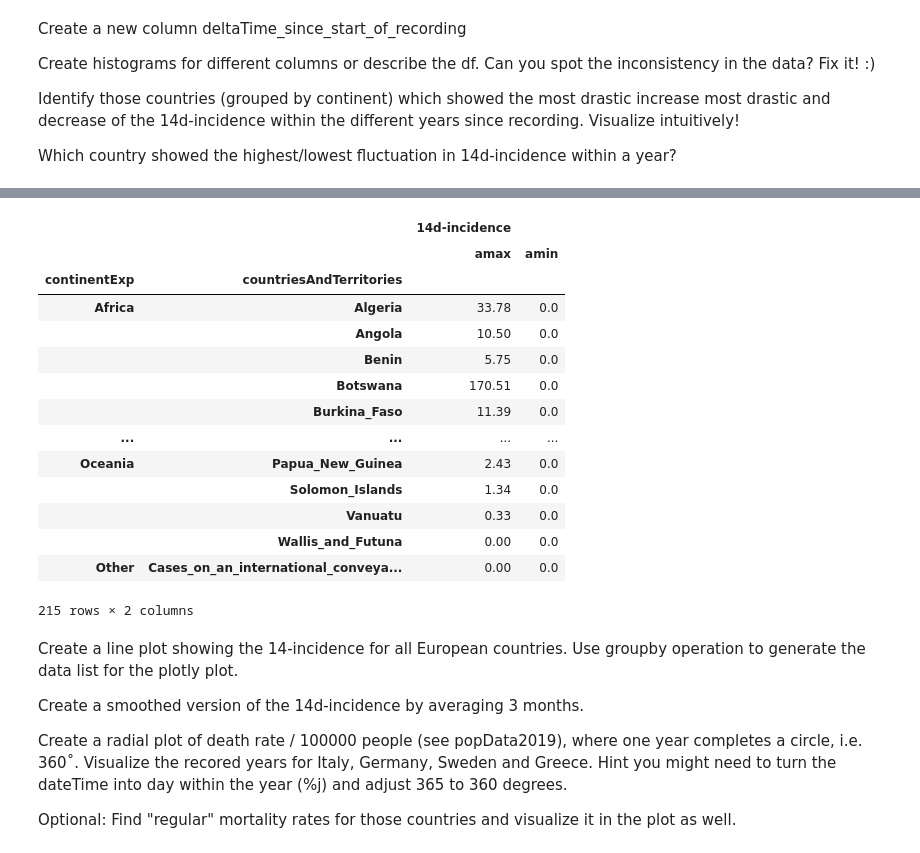
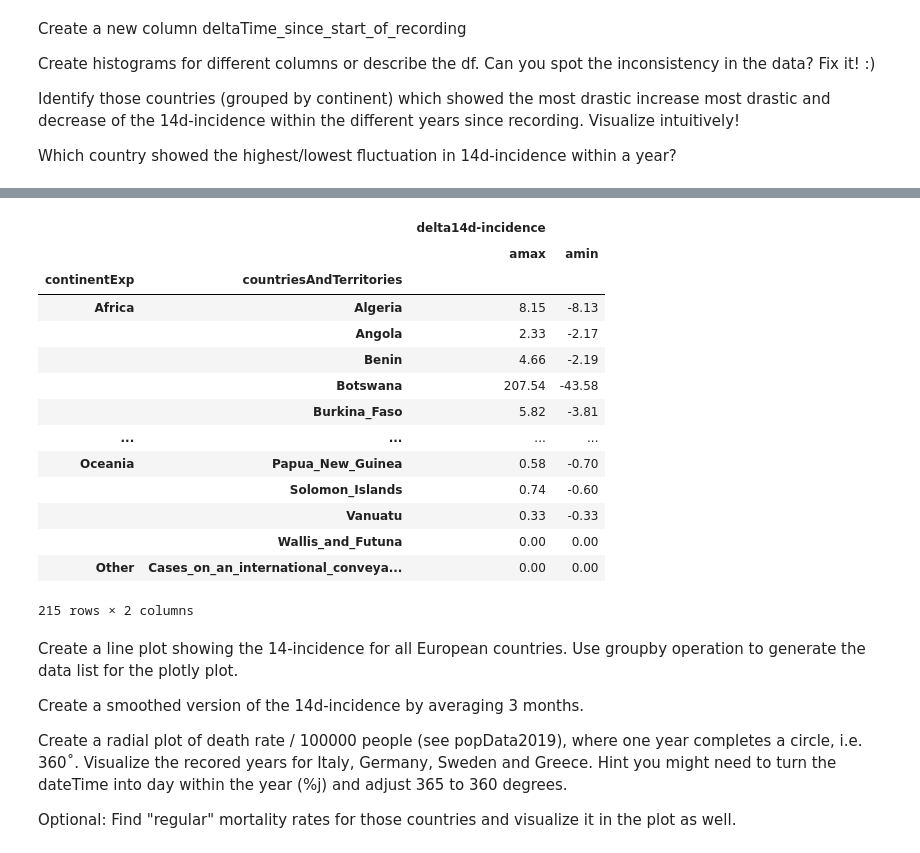
Before and after one commit to leonard-froehlich/fufezan-lab-advanced_python_2020-21_HD, a Jupyter notebook: Exercises/exercise_7.ipynb, the cells around one changed output, grey strips where cells are left out. Drawn from its saved outputs; the diff is of its cells as text; code cells hidden in the pictures.

```diff
--- a/Exercises/exercise_7.ipynb
+++ b/Exercises/exercise_7.ipynb
@@ -39,5 +39,5 @@ cdf.rename(
     inplace=True
 )
 # %%
-cdf['date_reported'] = pd.to_datetime(cdf['dateRep'])
+cdf['date_reported'] = pd.to_datetime(cdf['dateRep'], format='%d/%m/%Y', errors='raise')
 cdf.drop(columns = "dateRep", inplace = True)
@@ -108,34 +79,34 @@ cdf["14d-incidence"] = cdf["14d-incidence"].replace("", 0)
 cdf["14d-incidence"] = cdf["14d-incidence"].astype(float)
 cdf[cdf["14d-incidence"]<0] = 0
 cdf = cdf[cdf["popData2019"]!=0]
-# %%
-cdf = cdf[cdf["date_reported"] < pd.to_datetime("2021-02-09")]
+# %%
+cdf["delta14d-incidence"] = cdf["14d-incidence"].diff()
 # %%
 cdf.pivot_table(
     index=[
         "continentExp",
         "countriesAndTerritories",
 
     ],
     aggfunc={
-        '14d-incidence' : [np.max, np.min]
+        'delta14d-incidence' : [np.max, np.min]
     }
 )
 # %% [output]
-|  |  | 14d-incidence |  |
+|  |  | delta14d-incidence |  |
 |  |  | amax | amin |
 | continentExp | countriesAndTerritories |  |  |
-| Africa | Algeria | 33.78 | 0.0 |
-|  | Angola | 10.50 | 0.0 |
-|  | Benin | 5.75 | 0.0 |
-|  | Botswana | 170.51 | 0.0 |
-|  | Burkina_Faso | 11.39 | 0.0 |
+| Africa | Algeria | 8.15 | -8.13 |
+|  | Angola | 2.33 | -2.17 |
+|  | Benin | 4.66 | -2.19 |
+|  | Botswana | 207.54 | -43.58 |
+|  | Burkina_Faso | 5.82 | -3.81 |
 | ... | ... | ... | ... |
-| Oceania | Papua_New_Guinea | 2.43 | 0.0 |
-|  | Solomon_Islands | 1.34 | 0.0 |
-|  | Vanuatu | 0.33 | 0.0 |
-|  | Wallis_and_Futuna | 0.00 | 0.0 |
-| Other | Cases_on_an_international_conveya... | 0.00 | 0.0 |
+| Oceania | Papua_New_Guinea | 0.58 | -0.70 |
+|  | Solomon_Islands | 0.74 | -0.60 |
+|  | Vanuatu | 0.33 | -0.33 |
+|  | Wallis_and_Futuna | 0.00 | 0.00 |
+| Other | Cases_on_an_international_conveya... | 0.00 | 0.00 |
 215 rows × 2 columns
 # %% [markdown]
 Create a line plot showing the 14-incidence for all European countries. Use groupby operation to generate the data list for the plotly plot.
```
Also changed, not shown: parts of 9 cells of this notebook, 1 other file.
